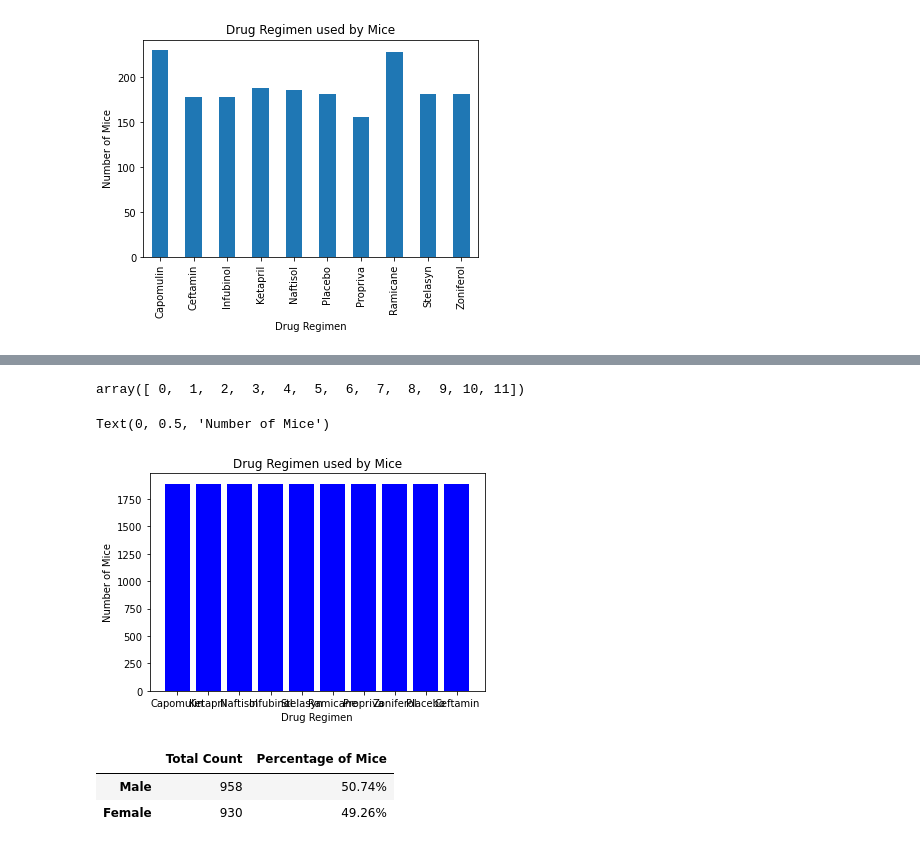
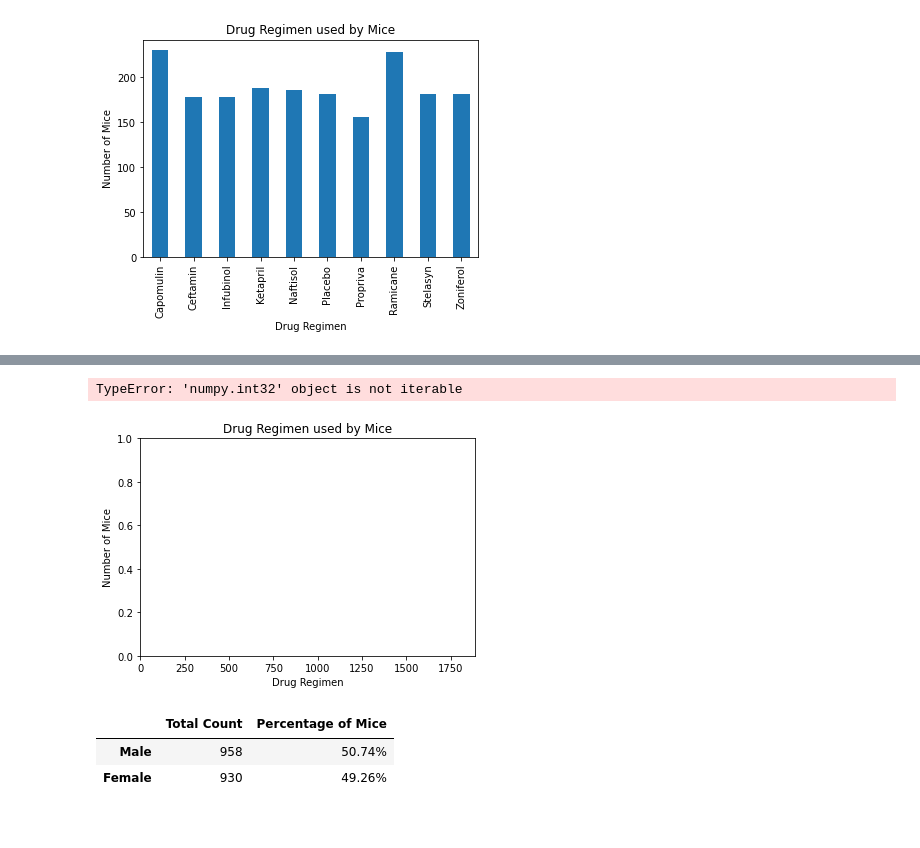
Before and after one commit to rmaher314/HW5_Matplotlib, a Jupyter notebook: pymaceuticals_starter.ipynb, the cells around one changed output, grey strips where cells are left out. Saved outputs shown, nothing was run; the diff lists cells and outputs as text; code cells hidden in the pictures.

```diff
--- a/pymaceuticals_starter.ipynb
+++ b/pymaceuticals_starter.ipynb
@@ -127,23 +148,33 @@ plt.show()
 # %%
 # Bar Chart - Count of Mice Using Drug Regimen - with Matplotlib
 #users_df = mouse_data_nodupes_df.groupby("Drug Regimen")["Mouse ID"].count()
-drug_regemin = mouse_data_nodupes_df["Drug Regimen"]
-number_of_mice = mouse_data_nodupes_df["Mouse ID"].count()
+#drug_regemin = mouse_data_nodupes_df["Drug Regimen"]
+#number_of_mice = mouse_data_nodupes_df["Mouse ID"].count()
 
-x_axis = np.arange(len('drug_regemin'))
-x_axis
+#x_axis = np.arange(0, len('drug_regemin'))
+#tick_location = []
+#for x in x_axis:
+ #   tick_location.append(x)
 
 
+plt.title("Drug Regimen used by Mice")
+plt.xlabel("Drug Regimen")
+plt.ylabel("Number of Mice")
+
+plt.xlim(-0.75, len(drug_regemin)-.25)
+plt.ylim(0, max(number_of_mice) +5)
+
+plt.bar(number_of_mice, x_axis, facecolor="blue", alpha=0.75, align="center")
+plt.xticks(tick_location, drug_regemin)
+plt.show()
 #Todo:  Passing in the drugs and counts as lists.
 # %% [output]
-array([ 0,  1,  2,  3,  4,  5,  6,  7,  8,  9, 10, 11])
+TypeError: 'numpy.int32' object is not iterable
+[figure, added]
 # %%
 plt.bar(x_axis, number_of_mice, color='b', alpha = 1, align = 'center')
 
 plt.title("Drug Regimen used by Mice")
 plt.xlabel("Drug Regimen")
 plt.ylabel("Number of Mice")
-# %% [output]
-Text(0, 0.5, 'Number of Mice')
-[figure, removed]
 # %%
```
Also changed, not shown: parts of 14 cells of this notebook.
